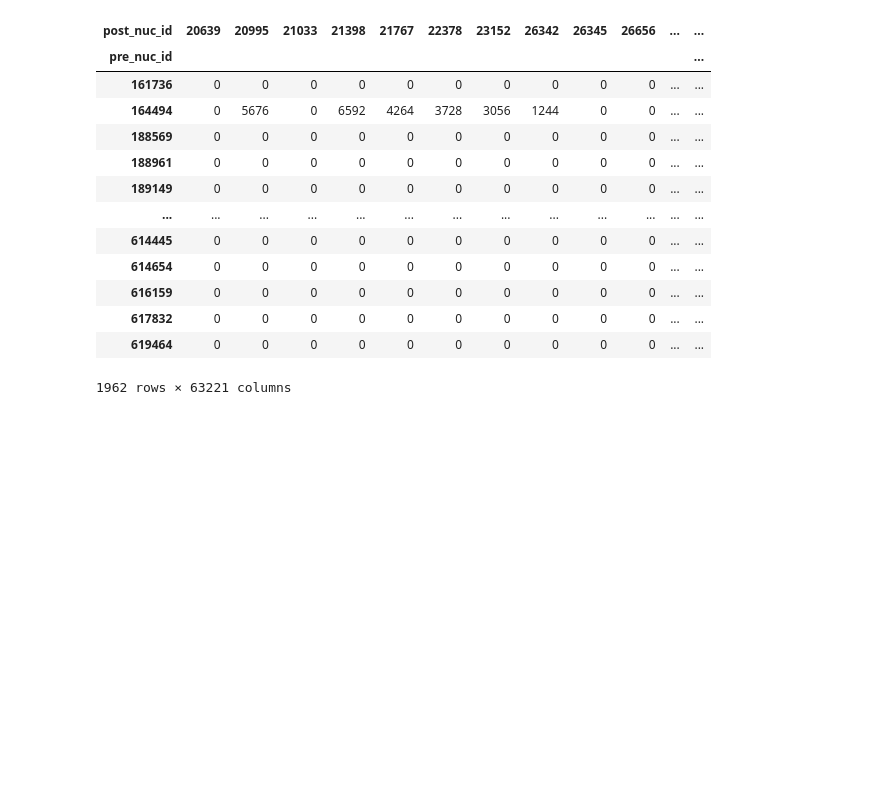
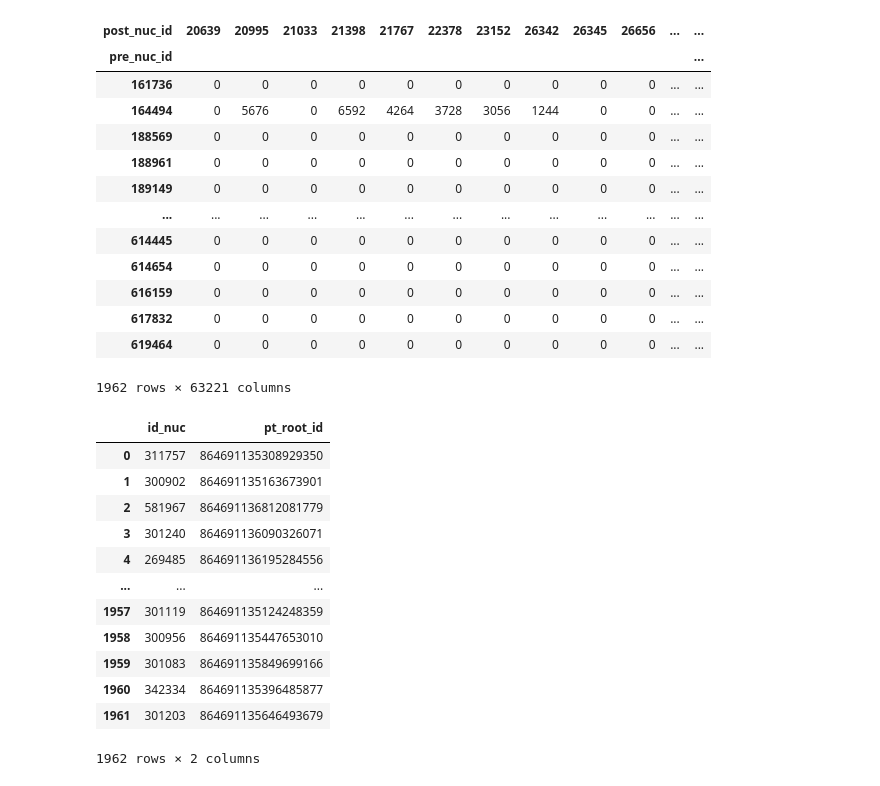
Before and after one commit to AllenInstitute/ConnectsCommonConnectivity, a Jupyter notebook: code/parse_minnie_clustering.ipynb, the cells around one changed output. Saved outputs shown, nothing was run; the diff lists cells and outputs as text; code cells hidden in the pictures; blank space fills up the shorter version.

```diff
--- a/code/parse_minnie_clustering.ipynb
+++ b/code/parse_minnie_clustering.ipynb
@@ -414,0 +406,17 @@ syn_conn_matrix
+# %%
+prf_dfm = prf_axons.merge(nuc_df[['id', 'pt_root_id']], on='pt_root_id', suffixes=['_prf', '_nuc'])
+prf_dfm[['id_nuc', 'pt_root_id']]
+# %% [output]
+|  | id_nuc | pt_root_id |
+| 0 | 311757 | 864691135308929350 |
+| 1 | 300902 | 864691135163673901 |
+| 2 | 581967 | 864691136812081779 |
+| 3 | 301240 | 864691136090326071 |
+| 4 | 269485 | 864691136195284556 |
+| ... | ... | ... |
+| 1957 | 301119 | 864691135124248359 |
+| 1958 | 300956 | 864691135447653010 |
+| 1959 | 301083 | 864691135849699166 |
+| 1960 | 342334 | 864691135396485877 |
+| 1961 | 301203 | 864691135646493679 |
+1962 rows × 2 columns
```
Also changed, not shown: parts of 23 cells of this notebook, 2 other files.
